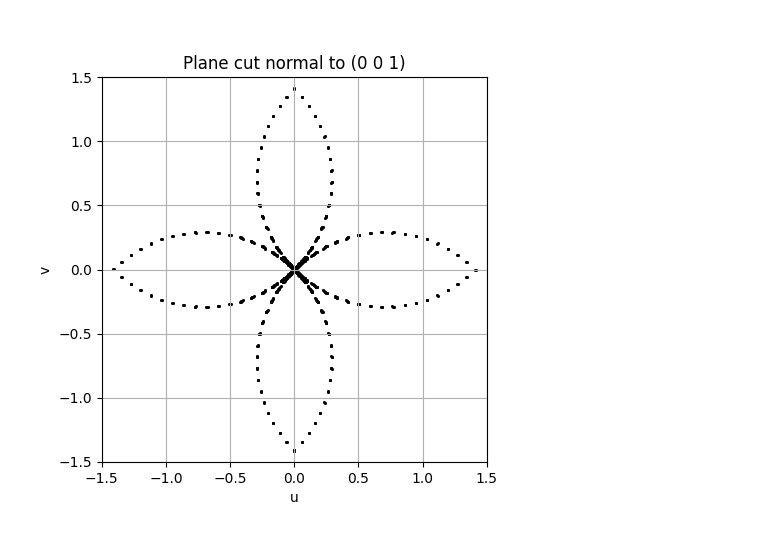
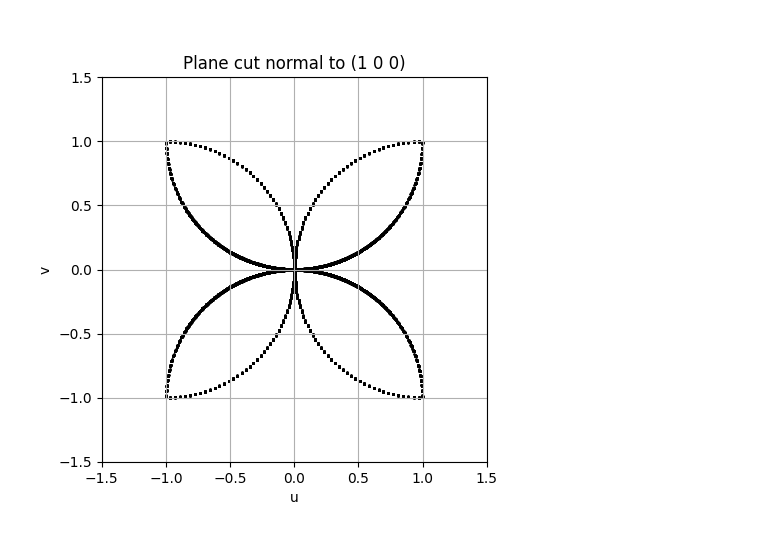
Before and after one commit to YangLabOSU/AltermagnetCalculations, a Jupyter notebook: Altermagnet_Allowed_Spin_Splittings.ipynb, the cells around one changed output. Saved outputs shown, nothing was run; the diff lists cells and outputs as text; code cells hidden in the pictures.

```diff
--- a/Altermagnet_Allowed_Spin_Splittings.ipynb
+++ b/Altermagnet_Allowed_Spin_Splittings.ipynb
@@ -254,7 +300,23 @@ def plot_plane_cut(xs, ys, zs, hkl, thickness=0.1):
     plt.show()
 # %%
 symmetry_operations, atomic_positions, unit_cell_params = read_cif_file('./LaFeO3_mp-22590_symmetrized.cif')
-get_MSG_antiunitary(atomic_positions,unit_cell_params, symmetry_operations,'G')
+symmetry_operations_antiunitary=get_MSG_antiunitary(atomic_positions,unit_cell_params, symmetry_operations,'G','Fe')
+
+symmetry_operations_funcs_antiunitary={}
+for i in range(len(symmetry_operations_antiunitary)):
+    op=symmetry_operations_antiunitary[i]
+    symmetry_operations_funcs_antiunitary[str(i)]=(make_symmetry_operation(*op,-1,do_translation=False))
+
+points,xgrid,ygrid,zgrid,theta_grid,phi_grid=get_k_sphere(50000)
+distances_from_invariant = score_invariantness_points(points,symmetry_operations_funcs_antiunitary)
+
+splitting_grid = distances_from_invariant.reshape(phi_grid.shape)
+radius = splitting_grid  # interpreted as the deformed radius
+
+# Apply deformation
+x_deformed = radius * xgrid
+y_deformed = radius * ygrid
+z_deformed = radius * zgrid
 # %% [output]
 found symmetry operations block in CIF!
 found atomic positions block in CIF!
@@ -359,4 +353,4 @@ plt.show()
 # %%
-plot_plane_cut(x_deformed,y_deformed,z_deformed,[0,0,1])
+plot_plane_cut(x_deformed,y_deformed,z_deformed,[1,0,0])
 # %% [output]
-[figure, old version]
+[figure, new version]
```
Also changed, not shown: parts of 5 cells of this notebook.
